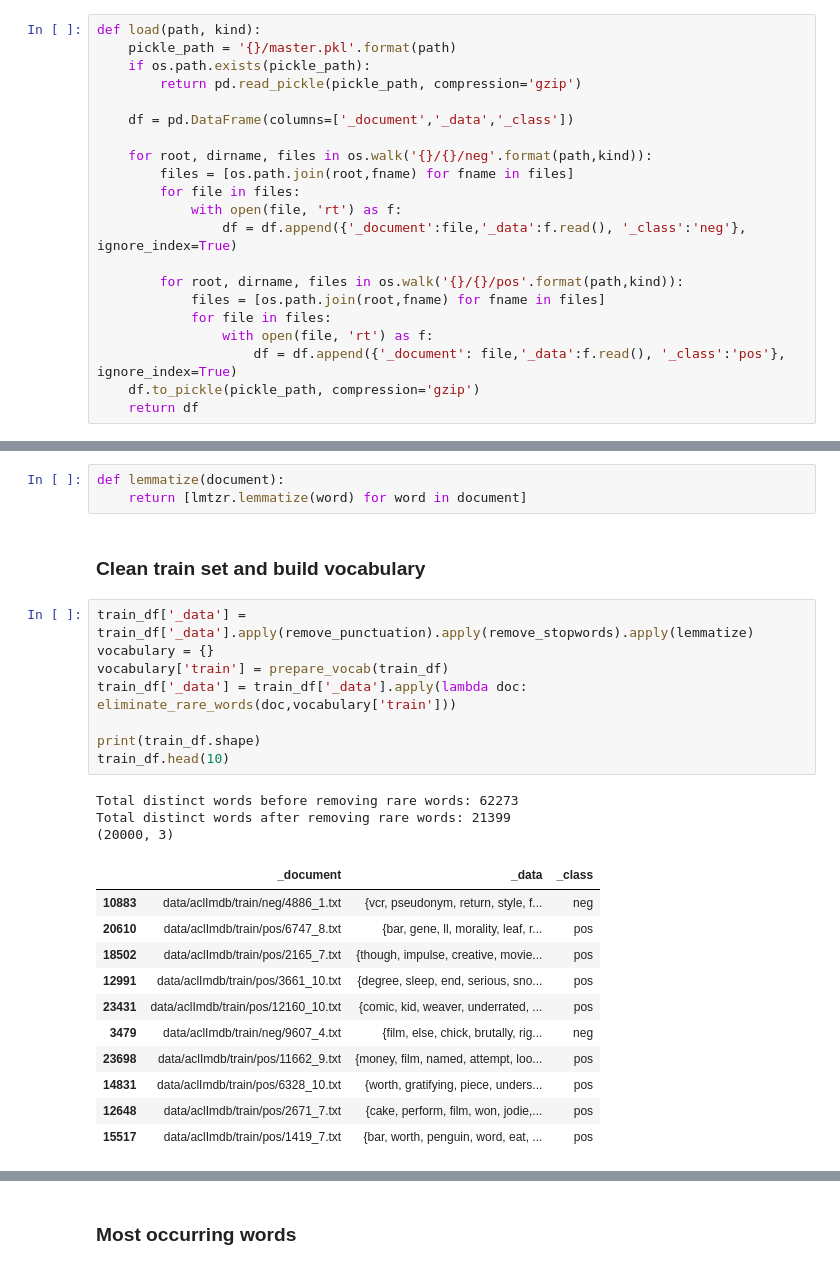
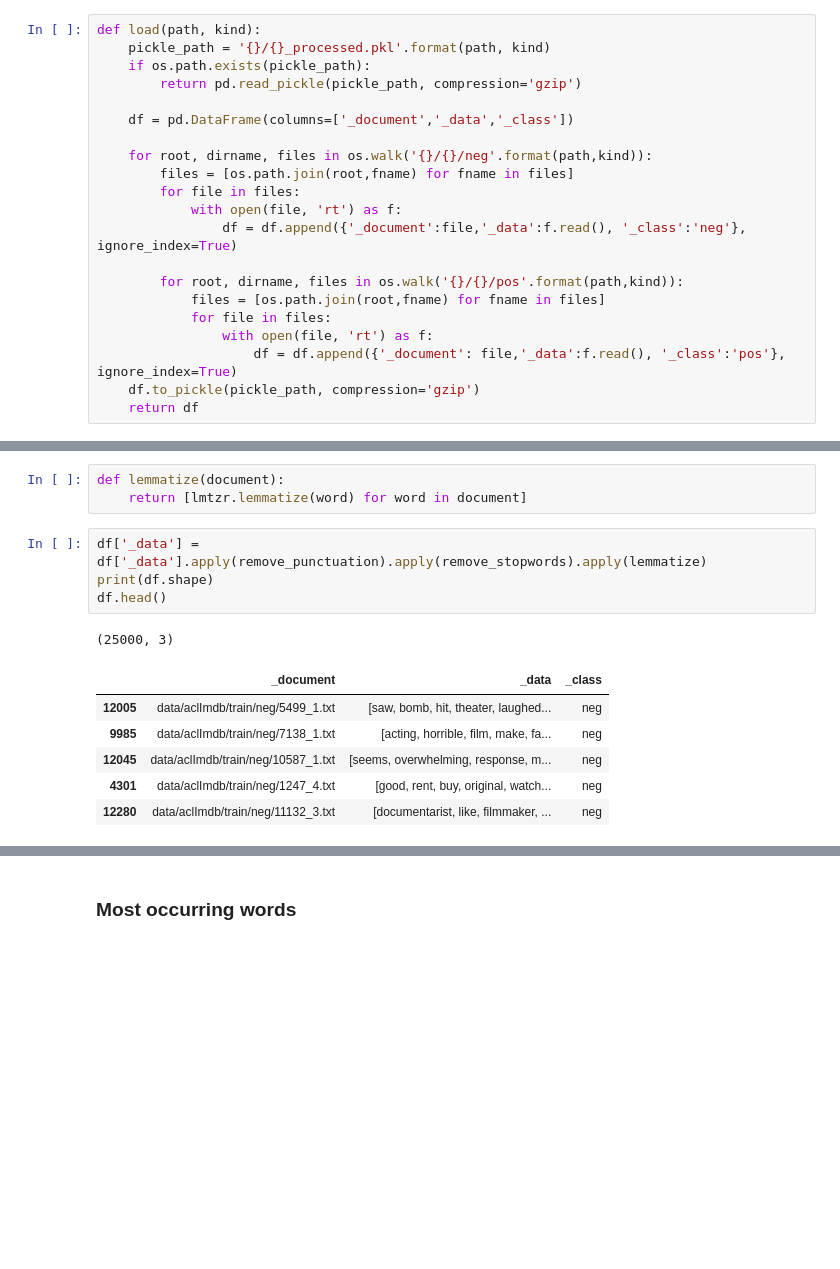
Before and after one commit to harsha993/sa-nb-review, a Jupyter notebook: nb.ipynb, the cells around one changed output, grey strips where cells are left out. Cells and saved outputs as stored; diff of their text form; blank space fills up the shorter version.

```diff
--- a/nb.ipynb
+++ b/nb.ipynb
@@ -27,6 +29,6 @@ lmtzr = WordNetLemmatizer()
 # %%
 def load(path, kind):
-    pickle_path = '{}/master.pkl'.format(path)
+    pickle_path = '{}/{}_processed.pkl'.format(path, kind)
     if os.path.exists(pickle_path):
         return pd.read_pickle(pickle_path, compression='gzip')
 
@@ -100,28 +87,15 @@ def eliminate_rare_words(document, vocab):
 # %%
 def lemmatize(document):
     return [lmtzr.lemmatize(word) for word in document]
-# %% [markdown]
-### Clean train set and build vocabulary
 # %%
-train_df['_data'] = train_df['_data'].apply(remove_punctuation).apply(remove_stopwords).apply(lemmatize)
-vocabulary = {}
-vocabulary['train'] = prepare_vocab(train_df)
-train_df['_data'] = train_df['_data'].apply(lambda doc: eliminate_rare_words(doc,vocabulary['train']))
-
-print(train_df.shape)
-train_df.head(10)
+df['_data'] = df['_data'].apply(remove_punctuation).apply(remove_stopwords).apply(lemmatize)
+print(df.shape)
+df.head()
 # %% [output]
-Total distinct words before removing rare words: 62273
-Total distinct words after removing rare words: 21399
-(20000, 3)
+(25000, 3)
 |  | _document | _data | _class |
-| 10883 | data/aclImdb/train/neg/4886_1.txt | {vcr, pseudonym, return, style, f... | neg |
-| 20610 | data/aclImdb/train/pos/6747_8.txt | {bar, gene, ll, morality, leaf, r... | pos |
-| 18502 | data/aclImdb/train/pos/2165_7.txt | {though, impulse, creative, movie... | pos |
-| 12991 | data/aclImdb/train/pos/3661_10.txt | {degree, sleep, end, serious, sno... | pos |
-| 23431 | data/aclImdb/train/pos/12160_10.txt | {comic, kid, weaver, underrated, ... | pos |
-| 3479 | data/aclImdb/train/neg/9607_4.txt | {film, else, chick, brutally, rig... | neg |
-| 23698 | data/aclImdb/train/pos/11662_9.txt | {money, film, named, attempt, loo... | pos |
-| 14831 | data/aclImdb/train/pos/6328_10.txt | {worth, gratifying, piece, unders... | pos |
-| 12648 | data/aclImdb/train/pos/2671_7.txt | {cake, perform, film, won, jodie,... | pos |
-| 15517 | data/aclImdb/train/pos/1419_7.txt | {bar, worth, penguin, word, eat, ... | pos |
+| 12005 | data/aclImdb/train/neg/5499_1.txt | [saw, bomb, hit, theater, laughed... | neg |
+| 9985 | data/aclImdb/train/neg/7138_1.txt | [acting, horrible, film, make, fa... | neg |
+| 12045 | data/aclImdb/train/neg/10587_1.txt | [seems, overwhelming, response, m... | neg |
+| 4301 | data/aclImdb/train/neg/1247_4.txt | [good, rent, buy, original, watch... | neg |
+| 12280 | data/aclImdb/train/neg/11132_3.txt | [documentarist, like, filmmaker, ... | neg |
```
Also changed, not shown: parts of 36 cells of this notebook, 2 other files.
